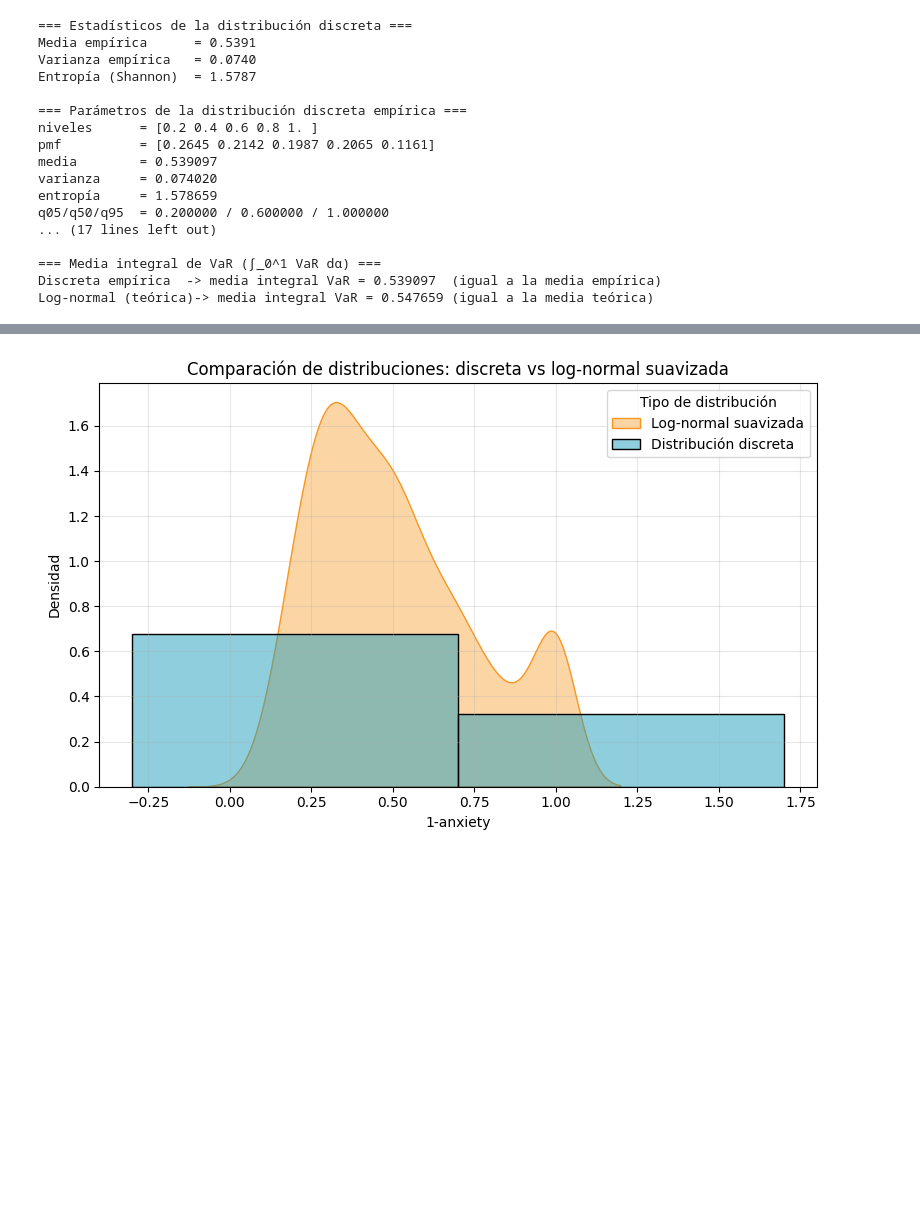
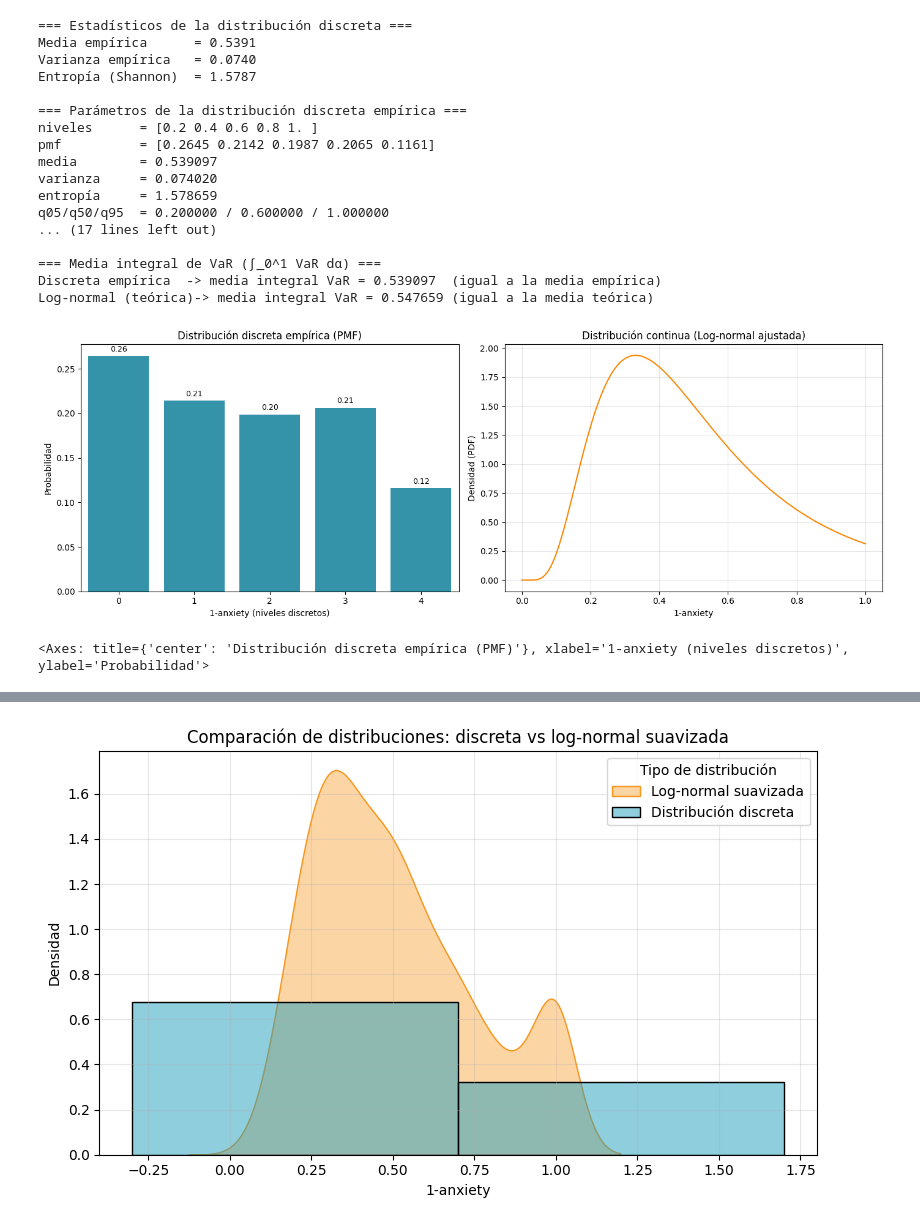
Before and after one commit to D2Giraldot/Anxiety_HMM_TdG, a Jupyter notebook: data-science-project/notebooks/Final/03_Estabilización_Evaluación_v2.ipynb, the cells around one changed output, grey strips where cells are left out. Saved outputs shown, nothing was run; the diff lists cells and outputs as text; code cells hidden in the pictures; blank space fills up the shorter version.

```diff
--- a/data-science-project/notebooks/Final/03_Estabilización_Evaluación_v2.ipynb
+++ b/data-science-project/notebooks/Final/03_Estabilización_Evaluación_v2.ipynb
@@ -1138,6 +1133,49 @@ q05/q50/q95  = 0.200000 / 0.600000 / 1.000000
 === Media integral de VaR (∫_0^1 VaR dα) ===
 Discreta empírica  -> media integral VaR = 0.539097  (igual a la media empírica)
 Log-normal (teórica)-> media integral VaR = 0.547659 (igual a la media teórica)
+# %%
+# =======================
+# Visualización: PMF vs PDF
+
+# =======================
+
+from matplotlib.ticker import FuncFormatter
+
+fig, ax = plt.subplots(1, 2, figsize=(14,5))
+
+
+# --- Izquierda: PMF discreta
+sns.barplot(x=levels, y=pmf, color="#219ebc", ax=ax[0])
+ax[0].set_title("Distribución discreta empírica (PMF)")
+ax[0].set_xlabel("1-anxiety (niveles discretos)")
+ax[0].set_ylabel("Probabilidad")
+ax[0].xaxis.set_major_formatter(
+    FuncFormatter(lambda val, _: f"{val:.2f}".rstrip("0").rstrip("."))
+)
+for i, (lvl, p) in enumerate(zip(levels, pmf)):
+    ax[0].text(i, p + 0.005, f"{p:.2f}", ha="center", fontsize=9)
+
+
+
+# --- Derecha: PDF log-normal ajustada
+sns.lineplot(x=grid, y=pdf_logn, ax=ax[1], color="#fb8500")
+ax[1].set_title("Distribución continua (Log-normal ajustada)")
+ax[1].set_xlabel("1-anxiety")
+ax[1].set_ylabel("Densidad (PDF)")
+ax[1].grid(alpha=0.3)
+
+plt.tight_layout()
+plt.show()
+
+
+
+
+sns.barplot(x=levels, y=pmf, color="#219ebc", ax=ax[0])
+
+# …configuración existente…
+# %% [output]
+[figure, added]
+<Axes: title={'center': 'Distribución discreta empírica (PMF)'}, xlabel='1-anxiety (niveles discretos)', ylabel='Probabilidad'>
 # %% [markdown]
 ![image.png](attachment:image.png)
 # %% [markdown]
```
Also changed, not shown: parts of 7 cells of this notebook, 2 other files.
